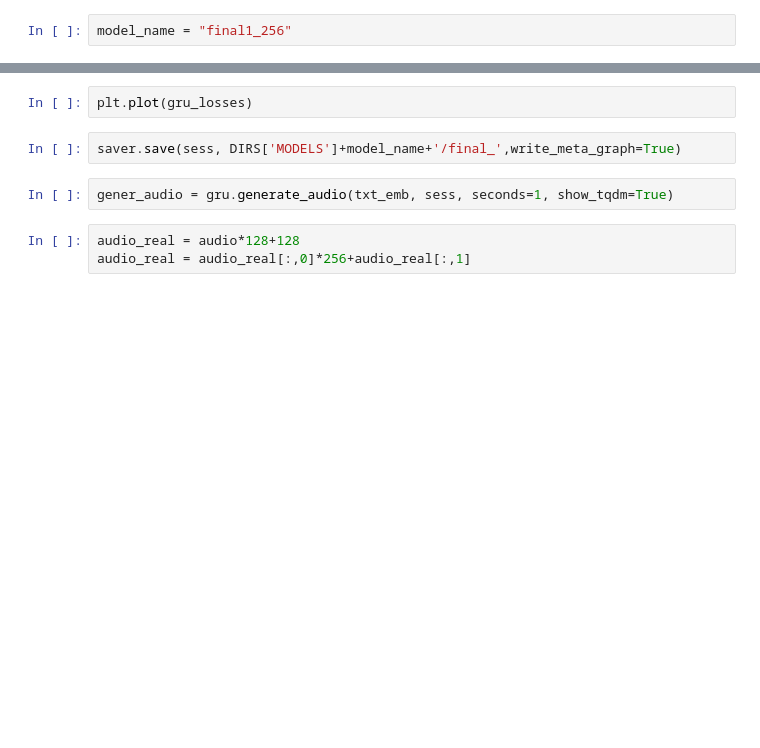
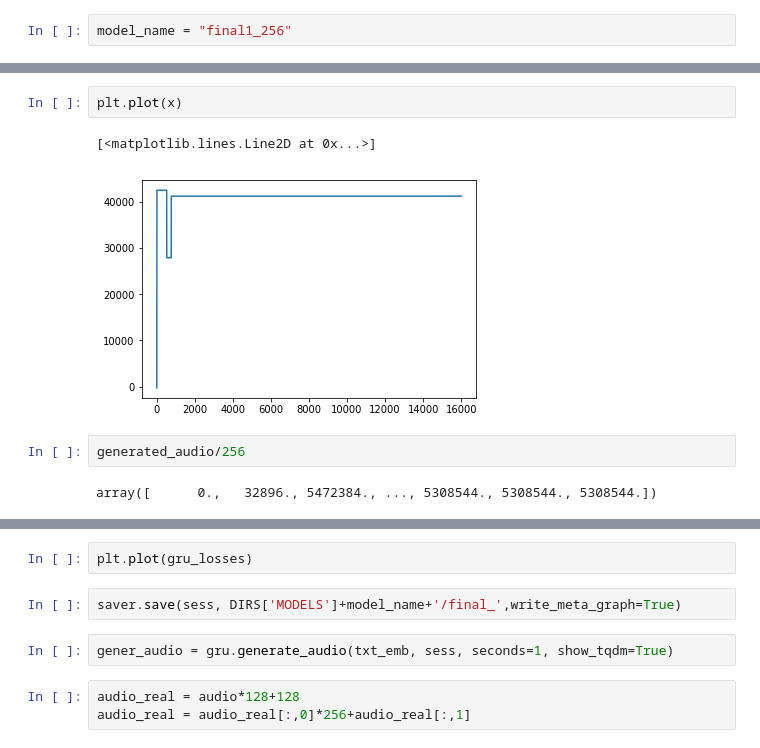
Before and after one commit to EgorDudyrev/Speach_Synthesizer, a Jupyter notebook: notebooks/ed-2019.05.20-Final_model1.ipynb, the cells around one changed output, grey strips where cells are left out. Cells and saved outputs as stored; diff of their text form; blank space fills up the shorter version.

```diff
--- a/notebooks/ed-2019.05.20-Final_model1.ipynb
+++ b/notebooks/ed-2019.05.20-Final_model1.ipynb
@@ -276,0 +157,9 @@ sns.heatmap(gru.O1.eval(session=sess))
+# %%
+plt.plot(x)
+# %% [output]
+[<matplotlib.lines.Line2D at 0x...>]
+[figure, added]
+# %%
+generated_audio/256
+# %% [output]
+array([      0.,   32896., 5472384., ..., 5308544., 5308544., 5308544.])
```
Also changed, not shown: parts of 75 cells of this notebook, 1 other file.
